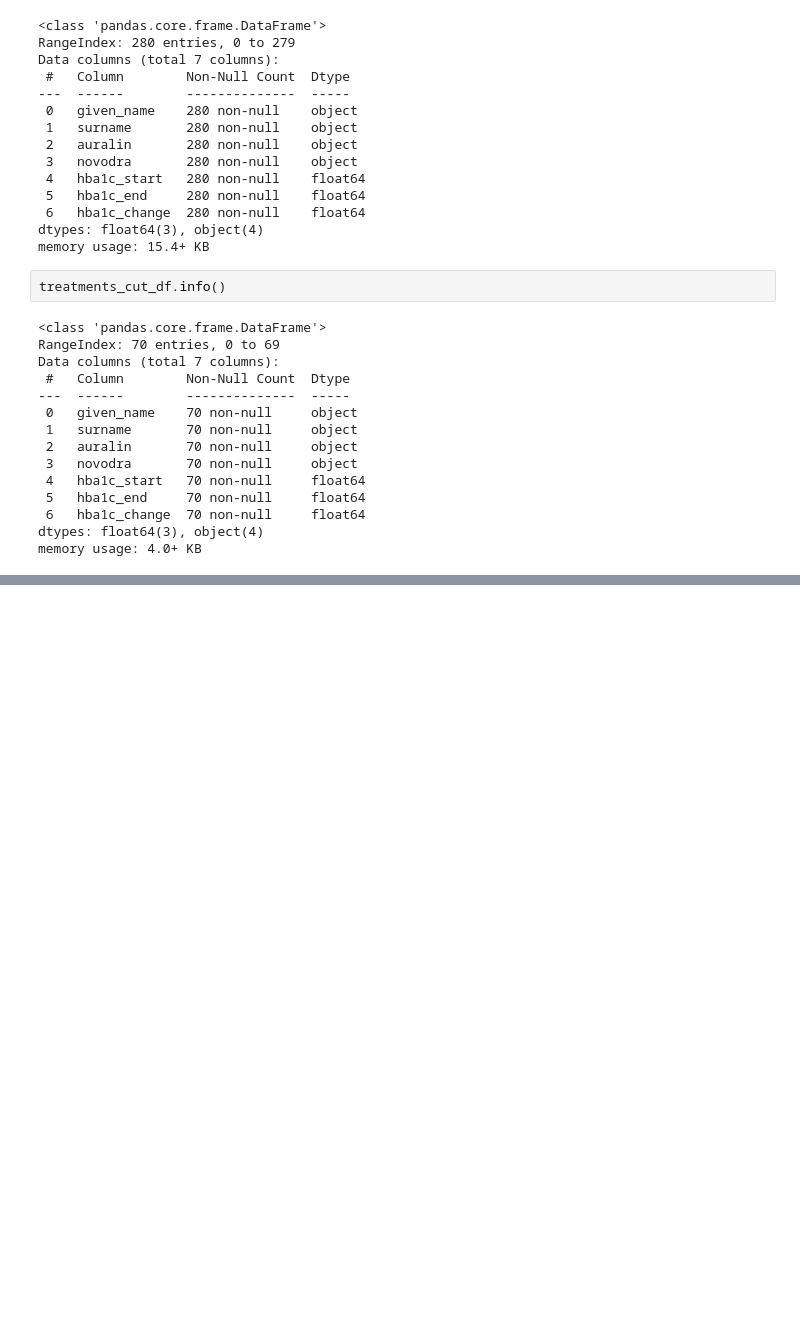
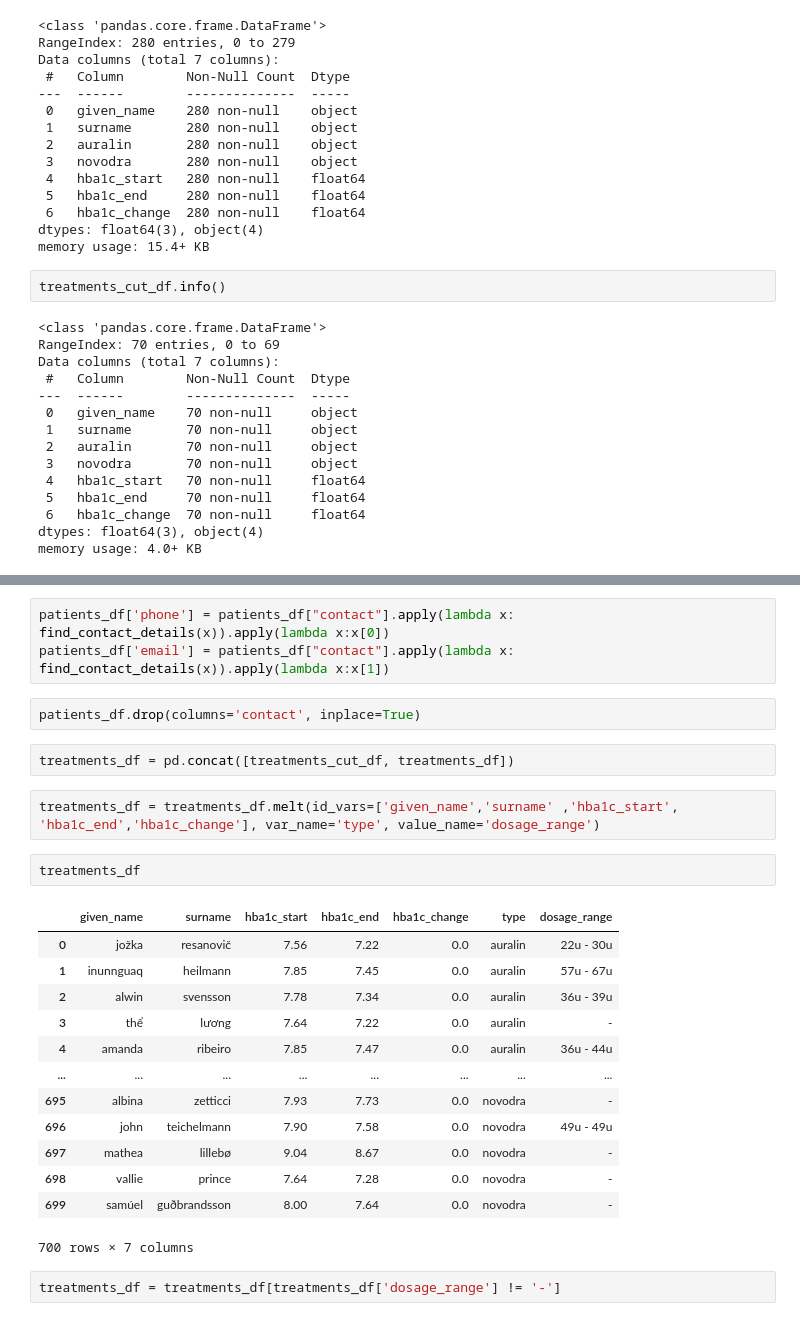
Before and after one commit to amitmishra-cs/Python-for-data-Science-2024, a Jupyter notebook: 16-data Assesing/0.ipynb, the cells around one changed output, grey strips where cells are left out. Cells and saved outputs as stored; diff of their text form; blank space fills up the shorter version.

```diff
--- a/16-data Assesing/0.ipynb
+++ b/16-data Assesing/0.ipynb
@@ -419,0 +449,27 @@ patients.head()
+# %%
+patients_df['phone'] = patients_df["contact"].apply(lambda x: find_contact_details(x)).apply(lambda x:x[0])
+patients_df['email'] = patients_df["contact"].apply(lambda x: find_contact_details(x)).apply(lambda x:x[1])
+# %%
+patients_df.drop(columns='contact', inplace=True)
+# %%
+treatments_df = pd.concat([treatments_cut_df, treatments_df])
+# %%
+treatments_df = treatments_df.melt(id_vars=['given_name','surname' ,'hba1c_start',	'hba1c_end','hba1c_change'], var_name='type', value_name='dosage_range')
+# %%
+treatments_df
+# %% [output]
+|  | given_name | surname | hba1c_start | hba1c_end | hba1c_change | type | dosage_range |
+| 0 | jožka | resanovič | 7.56 | 7.22 | 0.0 | auralin | 22u - 30u |
+| 1 | inunnguaq | heilmann | 7.85 | 7.45 | 0.0 | auralin | 57u - 67u |
+| 2 | alwin | svensson | 7.78 | 7.34 | 0.0 | auralin | 36u - 39u |
+| 3 | thể | lương | 7.64 | 7.22 | 0.0 | auralin | - |
+| 4 | amanda | ribeiro | 7.85 | 7.47 | 0.0 | auralin | 36u - 44u |
+| ... | ... | ... | ... | ... | ... | ... | ... |
+| 695 | albina | zetticci | 7.93 | 7.73 | 0.0 | novodra | - |
+| 696 | john | teichelmann | 7.90 | 7.58 | 0.0 | novodra | 49u - 49u |
+| 697 | mathea | lillebø | 9.04 | 8.67 | 0.0 | novodra | - |
+| 698 | vallie | prince | 7.64 | 7.28 | 0.0 | novodra | - |
+| 699 | samúel | guðbrandsson | 8.00 | 7.64 | 0.0 | novodra | - |
+700 rows × 7 columns
+# %%
+treatments_df = treatments_df[treatments_df['dosage_range'] != '-']
```
Also changed, not shown: parts of 9 cells of this notebook, 1 other file.
